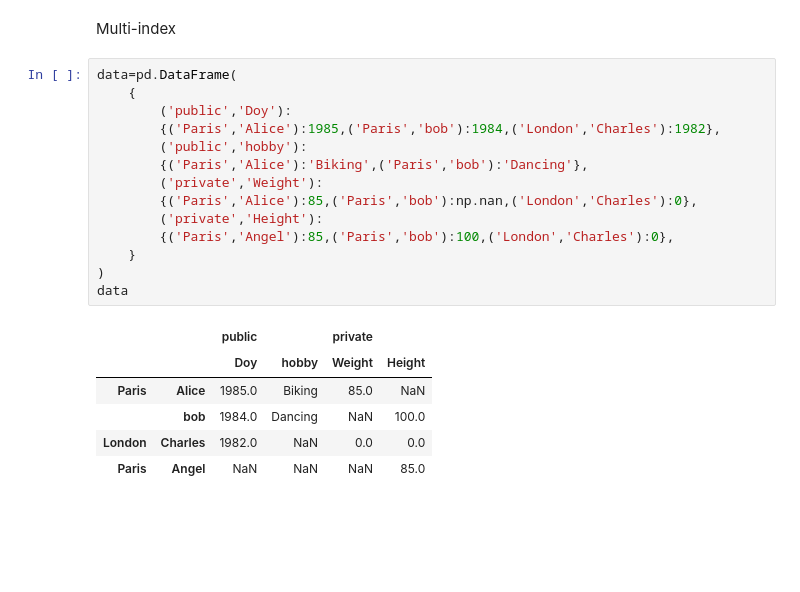
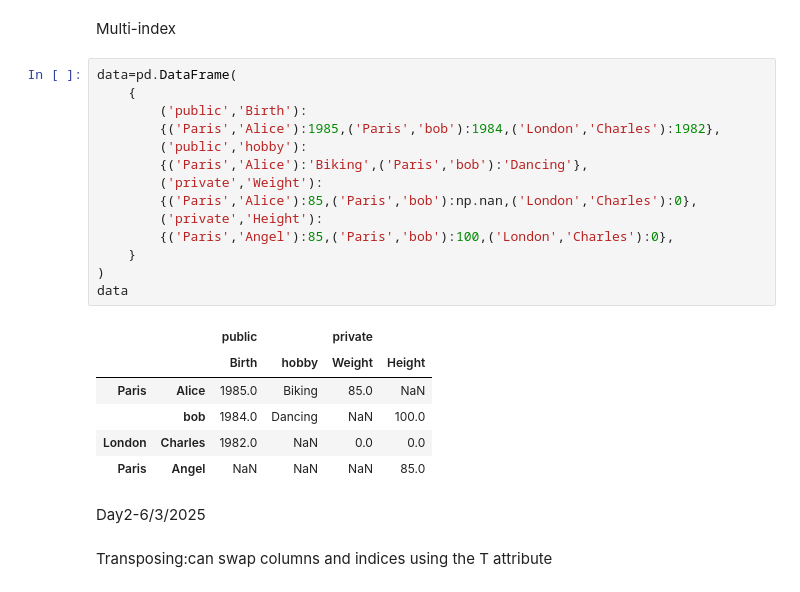
Before and after one commit to Lokitha-S/6sem_mlpractice, a Jupyter notebook: Ml_pratice.ipynb, the cells around one changed output. Cells and saved outputs as stored; diff of their text form; blank space fills up the shorter version.

```diff
--- a/Ml_pratice.ipynb
+++ b/Ml_pratice.ipynb
@@ -143,21 +143,25 @@ Multi-index
 # %%
 data=pd.DataFrame(
     {
-        ('public','Doy'):
+        ('public','Birth'):
         {('Paris','Alice'):1985,('Paris','bob'):1984,('London','Charles'):1982},
         ('public','hobby'):
         {('Paris','Alice'):'Biking',('Paris','bob'):'Dancing'},
         ('private','Weight'):
         {('Paris','Alice'):85,('Paris','bob'):np.nan,('London','Charles'):0},
         ('private','Height'):
         {('Paris','Angel'):85,('Paris','bob'):100,('London','Charles'):0},
     }
 )
 data
 # %% [output]
 |  |  | public |  | private |  |
-|  |  | Doy | hobby | Weight | Height |
+|  |  | Birth | hobby | Weight | Height |
 | Paris | Alice | 1985.0 | Biking | 85.0 | NaN |
 |  | bob | 1984.0 | Dancing | NaN | 100.0 |
 | London | Charles | 1982.0 | NaN | 0.0 | 0.0 |
 | Paris | Angel | NaN | NaN | NaN | 85.0 |
+# %% [markdown]
+Day2-6/3/2025
+# %% [markdown]
+Transposing:can swap columns and indices using the T attribute
```
Also changed, not shown: parts of 37 cells of this notebook.
